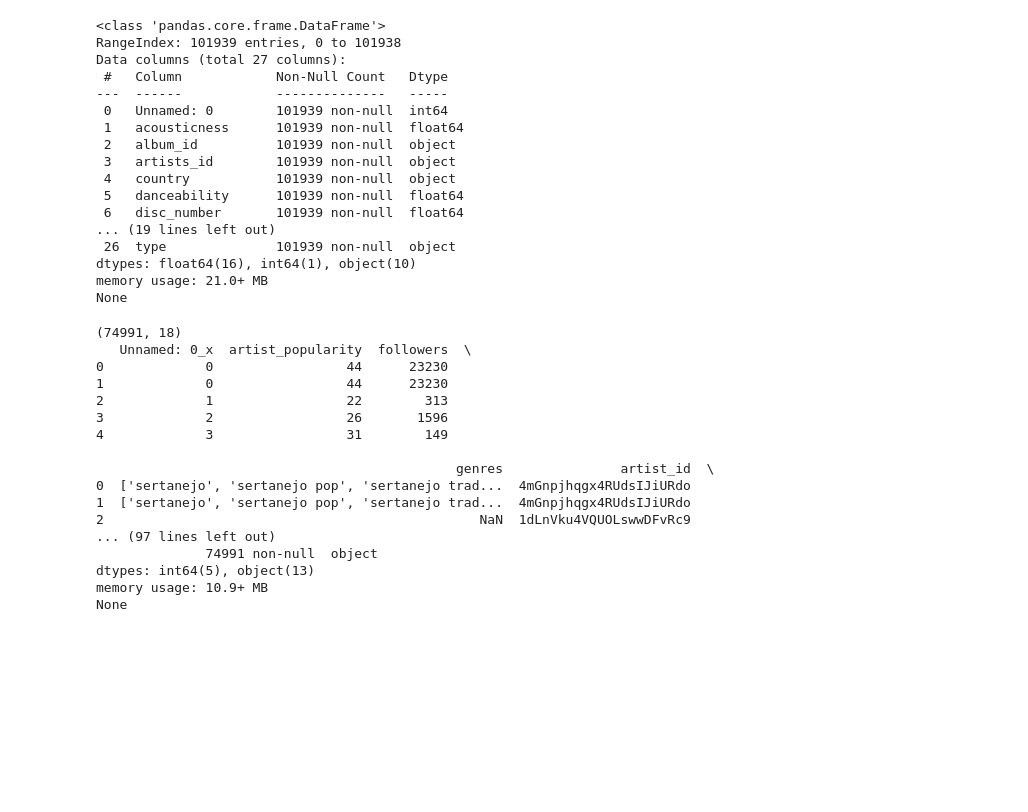
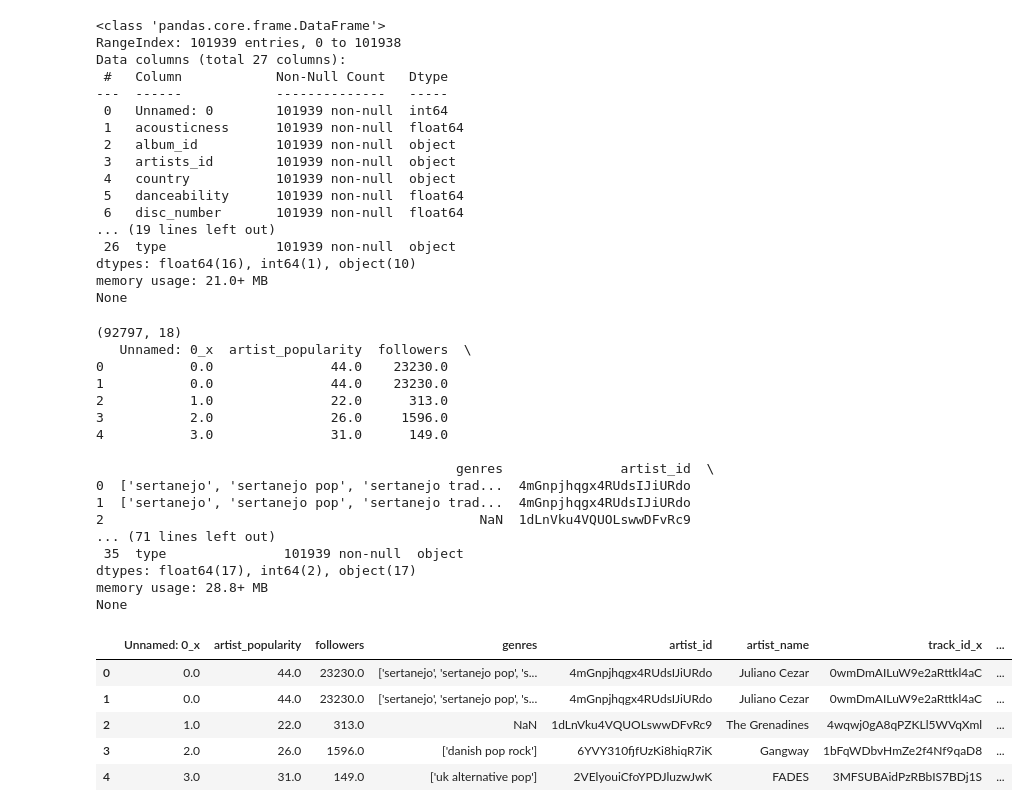
Before and after one commit to Reed-Carter/Pandas-Code_Review, a Jupyter notebook: practice.ipynb, the cells around one changed output. Saved outputs shown, nothing was run; the diff lists cells and outputs as text; code cells hidden in the pictures; blank space fills up the shorter version.

```diff
--- a/practice.ipynb
+++ b/practice.ipynb
@@ -193,35 +193,41 @@ None
 # %%
 #Join artists and albums on the artist ID
 
-artists_with_albums = pd.merge(artists, album, left_on='artist_id', right_on='artist_id')
+artists_with_albums = pd.merge(artists, album, on='artist_id', how='outer')
 print(artists_with_albums.shape)
 print(artists_with_albums.head())
 
 #join albums and tracks on the album_ID
-albums_with_tracks = pd.merge(album, tracks, left_on='album_id', right_on='album_id')
+albums_with_tracks = pd.merge(album, tracks, on='album_id', how='outer')
 print(albums_with_tracks.shape)
 albums_with_tracks.head()
 
 print(albums_with_tracks.info())
-print(artists_with_albums.info())
+artists_with_albums.head()
 # %% [output]
-(74991, 18)
+(92797, 18)
    Unnamed: 0_x  artist_popularity  followers  \
-0             0                 44      23230
-1             0                 44      23230
-2             1                 22        313
-3             2                 26       1596
-4             3                 31        149
+0           0.0               44.0    23230.0
+1           0.0               44.0    23230.0
+2           1.0               22.0      313.0
+3           2.0               26.0     1596.0
+4           3.0               31.0      149.0
 
                                               genres               artist_id  \
 0  ['sertanejo', 'sertanejo pop', 'sertanejo trad...  4mGnpjhqgx4RUdsIJiURdo
 1  ['sertanejo', 'sertanejo pop', 'sertanejo trad...  4mGnpjhqgx4RUdsIJiURdo
 2                                                NaN  1dLnVku4VQUOLswwDFvRc9
-... (97 lines left out)
-              74991 non-null  object
-dtypes: int64(5), object(13)
-memory usage: 10.9+ MB
+... (71 lines left out)
+ 35  type               101939 non-null  object
+dtypes: float64(17), int64(2), object(17)
+memory usage: 28.8+ MB
 None
+|  | Unnamed: 0_x | artist_popularity | followers | genres | artist_id | artist_name | track_id_x | ... |
+| 0 | 0.0 | 44.0 | 23230.0 | ['sertanejo', 'sertanejo pop', 's... | 4mGnpjhqgx4RUdsIJiURdo | Juliano Cezar | 0wmDmAILuW9e2aRttkl4aC | ... |
+| 1 | 0.0 | 44.0 | 23230.0 | ['sertanejo', 'sertanejo pop', 's... | 4mGnpjhqgx4RUdsIJiURdo | Juliano Cezar | 0wmDmAILuW9e2aRttkl4aC | ... |
+| 2 | 1.0 | 22.0 | 313.0 | NaN | 1dLnVku4VQUOLswwDFvRc9 | The Grenadines | 4wqwj0gA8qPZKLl5WVqXml | ... |
+| 3 | 2.0 | 26.0 | 1596.0 | ['danish pop rock'] | 6YVY310fjfUzKi8hiqR7iK | Gangway | 1bFqWDbvHmZe2f4Nf9qaD8 | ... |
+| 4 | 3.0 | 31.0 | 149.0 | ['uk alternative pop'] | 2VElyouiCfoYPDJluzwJwK | FADES | 3MFSUBAidPzRBbIS7BDj1S | ... |
 # %%
 #Which artists appear the most times in the Artists data?
 print(artists_with_albums[["artist_id", 'artist_name']].value_counts(ascending=False)) #various artists appear the most. Johann Sebastion Bach is the individual artist that appears the most.
```
Also changed, not shown: parts of 1 cell of this notebook, 1 other file.
